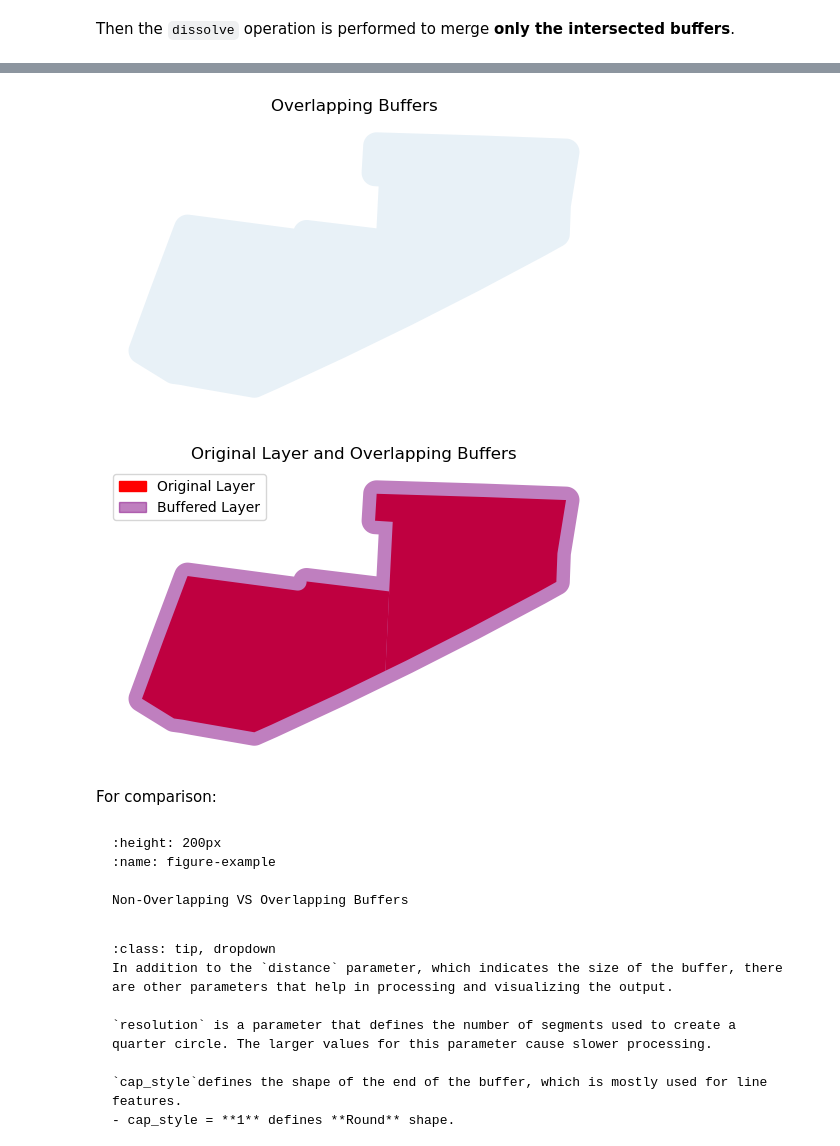
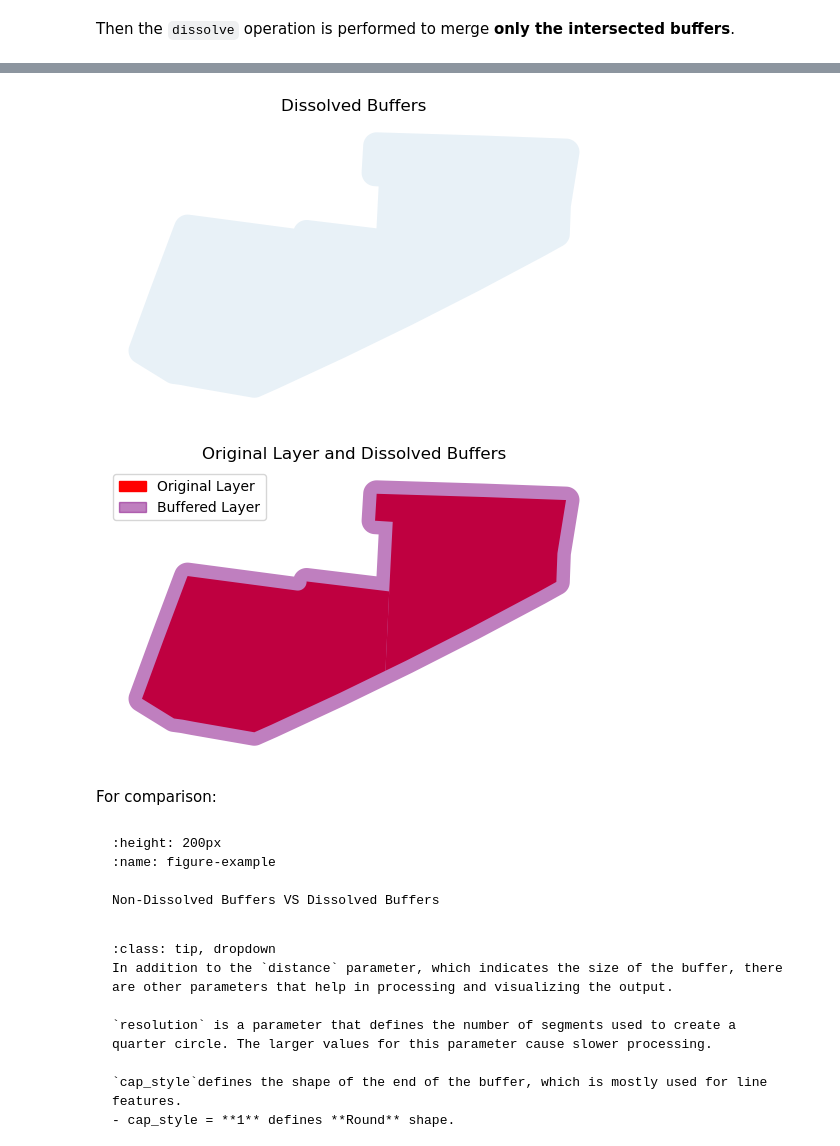
Before and after one commit to ioer-dresden/jupyter-book-nfdi4biodiversity, a Jupyter notebook: notebooks/310_buffering.ipynb, the cells around one changed output, grey strips where cells are left out. Saved outputs shown, nothing was run; the diff lists cells and outputs as text; code cells hidden in the pictures.

`````diff
--- a/notebooks/310_buffering.ipynb
+++ b/notebooks/310_buffering.ipynb
@@ -142,23 +142,23 @@ dissolving_buffer
 | 0 | POLYGON ((404533.259 5658257.01, ... | None | 121 | 121 | 121.0 | 2.303538 | 463.517895 | 12562.667236 | 20 | ... |
 # %%
 ax = dissolving_buffer.plot(alpha= 0.1)
-ax.set_title('Overlapping Buffers')
+ax.set_title('Dissolved Buffers')
 ax.set_axis_off()
 # %% [output]
-[figure, old version]
+[figure, new version]
 # %%
 ax = input_layer.plot(color='red', alpha=1)
 dissolving_buffer.plot(ax=ax, color='purple', alpha=0.5)
 
 input_patch = mpatches.Patch(color='red', label='Original Layer')
 buffer_patch = mpatches.Patch(color='purple', alpha=0.5, label='Buffered Layer')
 
 ax.legend(handles=[input_patch, buffer_patch], loc='upper left')
 
-ax.set_title("Original Layer and Overlapping Buffers")
+ax.set_title("Original Layer and Dissolved Buffers")
 ax.set_axis_off()
 # %% [output]
-[figure, old version]
+[figure, new version]
 # %% [markdown]
 For comparison:
 # %% [markdown]
@@ -166,7 +166,7 @@ For comparison:
 :height: 200px
 :name: figure-example
 
-Non-Overlapping VS Overlapping Buffers
+Non-Dissolved Buffers VS Dissolved Buffers
 ````
 # %% [markdown]
 ```{admonition} **Buffer Parameters**
`````
Also changed, not shown: parts of 10 cells of this notebook, 1 other file.
